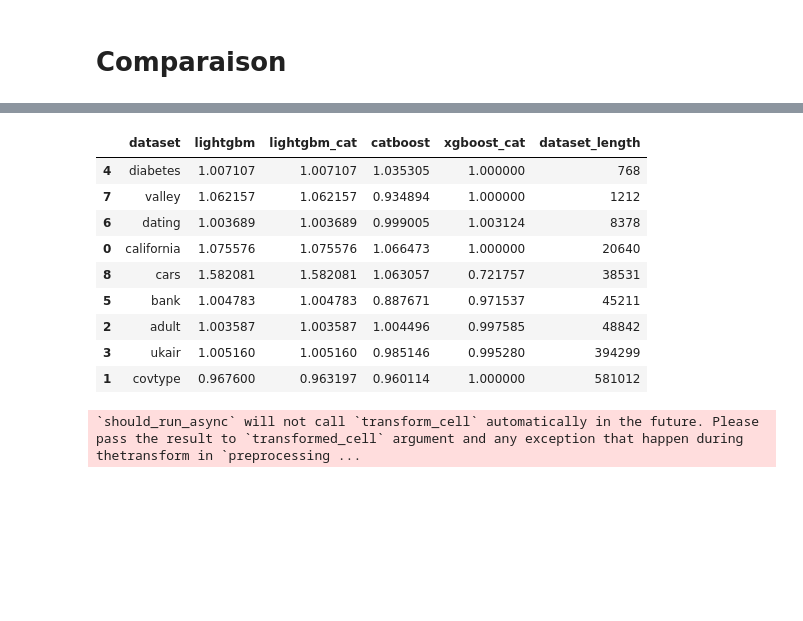
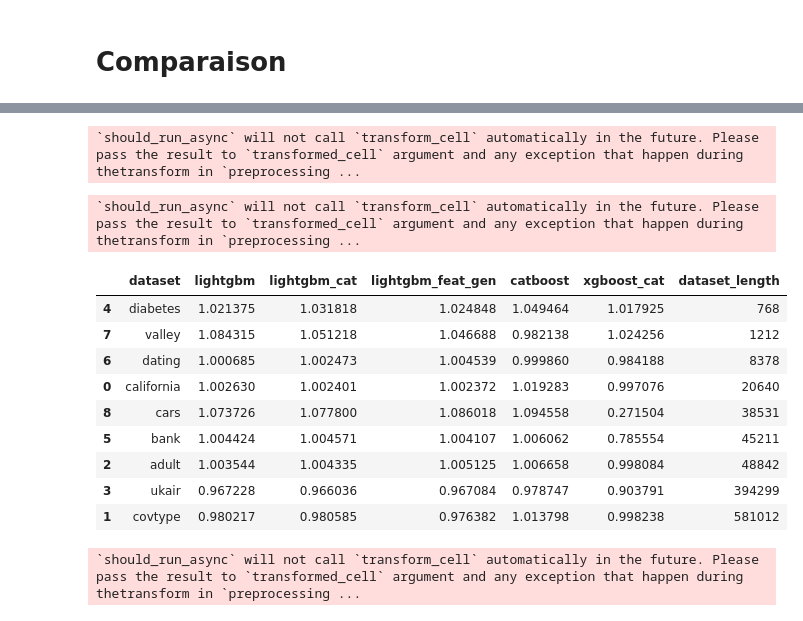
Before and after one commit to vlandeau/gradient-boosting-models-benchmark, a Jupyter notebook: Comparison.ipynb, the cells around one changed output, grey strips where cells are left out. Saved outputs shown, nothing was run; the diff lists cells and outputs as text; code cells hidden in the pictures; blank space fills up the shorter version.

```diff
--- a/Comparison.ipynb
+++ b/Comparison.ipynb
@@ -249,7 +256,7 @@ hill_valley.target.head()
 Name: Class, dtype: category
 Categories (2, object): ['0', '1']
 # %%
-comparison_datasets['valley'] = {"task": TaskNames.classification,
+comparison_datasets['valley'] = {"task": TaskName.classification,
                                  "features": hill_valley.data,
                                  "target": hill_valley.target,
                                  "cv": 8}
@@ -273,6 +262,0 @@ cars.shape
-# %%
-cars_target = "duration_listed"
-comparison_datasets['cars'] = {"task": TaskNames.regression,
-                                 "features": cars.drop(columns=cars_target),
-                                 "target": cars[cars_target],
-                                 "cv": 4}
@@ -279,3 +280,9 @@ comparison_datasets['cars'] = {"task": TaskNames.regression,
+# %%
+cars_target = "duration_listed"
+comparison_datasets['cars'] = {"task": TaskName.regression,
+                                 "features": cars.drop(columns=cars_target),
+                                 "target": cars[cars_target],
+                                 "cv": 4}
 # %% [markdown]
 # Comparaison
 # %%
@@ -318,26 +325,32 @@ xgboost_cat_performance = [perf_comparisons[dataset_perfs][ModelNames.xgboost_wi
                        for dataset_perfs in perf_comparisons.keys()]
 lightgbm_cat_performance = [perf_comparisons[dataset_perfs][ModelNames.lightgbm_with_cat_encoder][0]
                        for dataset_perfs in perf_comparisons.keys()]
+lightgbm_feat_gen_performance = [perf_comparisons[dataset_perfs][ModelNames.lightgbm_with_features_generator][0]
+                       for dataset_perfs in perf_comparisons.keys()]
+# %% [output]
+`should_run_async` will not call `transform_cell` automatically in the future. Please pass the result to `transformed_cell` argument and any exception that happen during thetransform in `preprocessing ...
 # %%
 perfs_per_dataset = pd.DataFrame({"dataset": perf_comparisons.keys(),
                                  "lightgbm": [l / x for l, x in zip(lightgbm_performance, xgboost_performance)],
                                  "lightgbm_cat": [lc / x for lc, x in zip(lightgbm_cat_performance, xgboost_performance)],
+                                 "lightgbm_feat_gen": [lc / x for lc, x in zip(lightgbm_feat_gen_performance, xgboost_performance)],
                                  "catboost": [c / x for c, x in zip(catboost_performance, xgboost_performance)],
                                  "xgboost_cat": [xc / x for xc, x in zip(xgboost_cat_performance, xgboost_performance)],
                                  "dataset_length": [len(dataset["features"])
                                                    for dataset in comparison_datasets.values()]})
 perfs_per_dataset.sort_values("dataset_length")
 # %% [output]
+`should_run_async` will not call `transform_cell` automatically in the future. Please pass the result to `transformed_cell` argument and any exception that happen during thetransform in `preprocessing ...
-|  | dataset | lightgbm | lightgbm_cat | catboost | xgboost_cat | dataset_length |
-| 4 | diabetes | 1.007107 | 1.007107 | 1.035305 | 1.000000 | 768 |
-| 7 | valley | 1.062157 | 1.062157 | 0.934894 | 1.000000 | 1212 |
-| 6 | dating | 1.003689 | 1.003689 | 0.999005 | 1.003124 | 8378 |
-| 0 | california | 1.075576 | 1.075576 | 1.066473 | 1.000000 | 20640 |
-| 8 | cars | 1.582081 | 1.582081 | 1.063057 | 0.721757 | 38531 |
-| 5 | bank | 1.004783 | 1.004783 | 0.887671 | 0.971537 | 45211 |
-| 2 | adult | 1.003587 | 1.003587 | 1.004496 | 0.997585 | 48842 |
-| 3 | ukair | 1.005160 | 1.005160 | 0.985146 | 0.995280 | 394299 |
-| 1 | covtype | 0.967600 | 0.963197 | 0.960114 | 1.000000 | 581012 |
+|  | dataset | lightgbm | lightgbm_cat | lightgbm_feat_gen | catboost | xgboost_cat | dataset_length |
+| 4 | diabetes | 1.021375 | 1.031818 | 1.024848 | 1.049464 | 1.017925 | 768 |
+| 7 | valley | 1.084315 | 1.051218 | 1.046688 | 0.982138 | 1.024256 | 1212 |
+| 6 | dating | 1.000685 | 1.002473 | 1.004539 | 0.999860 | 0.984188 | 8378 |
+| 0 | california | 1.002630 | 1.002401 | 1.002372 | 1.019283 | 0.997076 | 20640 |
+| 8 | cars | 1.073726 | 1.077800 | 1.086018 | 1.094558 | 0.271504 | 38531 |
+| 5 | bank | 1.004424 | 1.004571 | 1.004107 | 1.006062 | 0.785554 | 45211 |
+| 2 | adult | 1.003544 | 1.004335 | 1.005125 | 1.006658 | 0.998084 | 48842 |
+| 3 | ukair | 0.967228 | 0.966036 | 0.967084 | 0.978747 | 0.903791 | 394299 |
+| 1 | covtype | 0.980217 | 0.980585 | 0.976382 | 1.013798 | 0.998238 | 581012 |
 # %%
 import plotly.express as px
 px.scatter(perfs_per_dataset, x="dataset_length", y="lightgbm", log_x=True)
```
Also changed, not shown: parts of 25 cells of this notebook, 5 other files.
